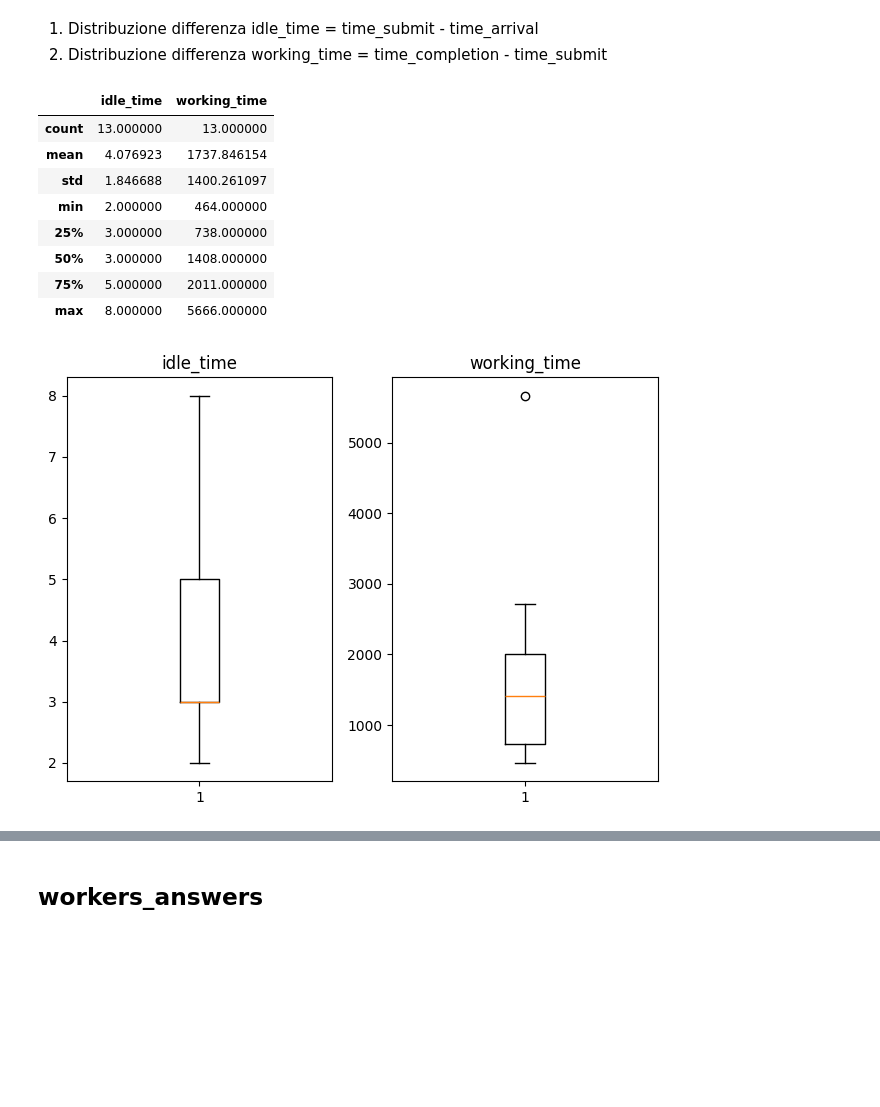
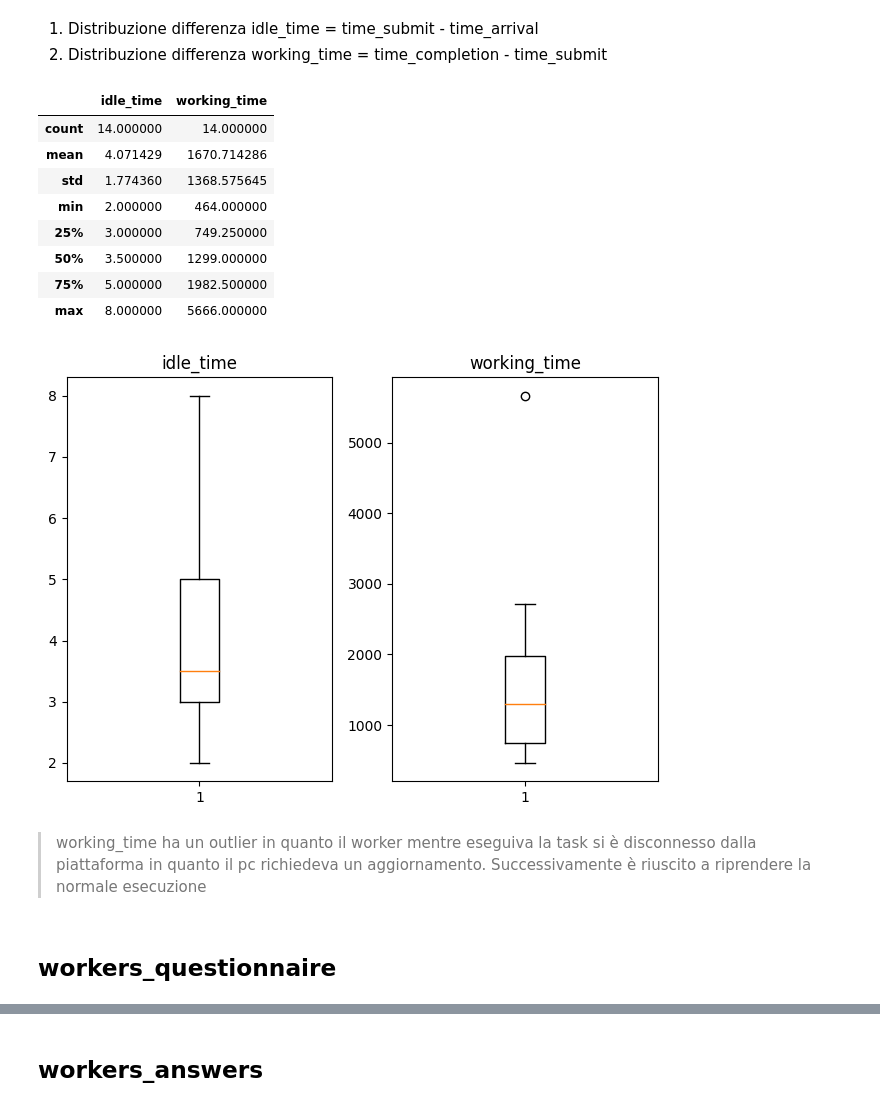
Before and after one commit to DamiFuma02/ProgettoSC_2, a Jupyter notebook: AnalisiRisultati.ipynb, the cells around one changed output, grey strips where cells are left out. Saved outputs shown, nothing was run; the diff lists cells and outputs as text; code cells hidden in the pictures; blank space fills up the shorter version.

```diff
--- a/AnalisiRisultati.ipynb
+++ b/AnalisiRisultati.ipynb
@@ -41,0 +49,3 @@ memory usage: 652.0+ bytes
+# %%
+df = workers_acl.copy()
+df[df['time_completion'].isna()]
@@ -42,36 +58,40 @@ memory usage: 652.0+ bytes
+# %%
+df = df[df['time_completion'].notnull()] #rimuove il worker che non ha completato
 # %% [markdown]
 > Conversione data to timestamp() in numero di secondi da unix epoch
 # %%
-workers_acl['time_arrival'] = [datetime.strptime(val, "%a, %d %b %Y %H:%M:%S %Z").timestamp() for val in workers_acl['time_arrival']]
-workers_acl['time_submit'] = [datetime.strptime(val, "%a, %d %b %Y %H:%M:%S %Z").timestamp() for val in workers_acl['time_submit']]
-workers_acl['time_completion'] = [datetime.strptime(val, "%a, %d %b %Y %H:%M:%S %Z").timestamp() for val in workers_acl['time_completion']]
+df['time_arrival'] = [datetime.strptime(val, "%a, %d %b %Y %H:%M:%S %Z").timestamp() for val in df['time_arrival']]
+df['time_submit'] = [datetime.strptime(val, "%a, %d %b %Y %H:%M:%S %Z").timestamp() for val in df['time_submit']]
+df['time_completion'] = [datetime.strptime(val, "%a, %d %b %Y %H:%M:%S %Z").timestamp() for val in df['time_completion']]
 # %% [markdown]
 1. Distribuzione differenza idle_time = time_submit - time_arrival
 2. Distribuzione differenza working_time = time_completion - time_submit
 # %%
-workers_acl['idle_time'] = workers_acl['time_submit'] - workers_acl['time_arrival']
-workers_acl['working_time'] = workers_acl['time_completion'] - workers_acl['time_submit']
+df['idle_time'] = df['time_submit'] - df['time_arrival']
+df['working_time'] = df['time_completion'] - df['time_submit']
 # %%
-workers_acl[['idle_time','working_time']].describe()
+df[['idle_time','working_time']].describe()
 # %% [output]
 |  | idle_time | working_time |
-| count | 13.000000 | 13.000000 |
-| mean | 4.076923 | 1737.846154 |
-| std | 1.846688 | 1400.261097 |
+| count | 14.000000 | 14.000000 |
+| mean | 4.071429 | 1670.714286 |
+| std | 1.774360 | 1368.575645 |
 | min | 2.000000 | 464.000000 |
-| 25% | 3.000000 | 738.000000 |
-| 50% | 3.000000 | 1408.000000 |
-| 75% | 5.000000 | 2011.000000 |
+| 25% | 3.000000 | 749.250000 |
+| 50% | 3.500000 | 1299.000000 |
+| 75% | 5.000000 | 1982.500000 |
 | max | 8.000000 | 5666.000000 |
 # %%
 fig, axes = plt.subplots(ncols=2)
-# Iterate over each column and create a boxplot
 for i, column in enumerate(['idle_time','working_time']):
-    axes[i].boxplot(workers_acl[column])
+    axes[i].boxplot(df[column])
     axes[i].set_title(column)
 
-# Adjust the layout and display the plot
 plt.tight_layout()
 plt.show()
 # %% [output]
-[figure, old version]
+[figure, new version]
+# %% [markdown]
+> working_time ha un outlier in quanto il worker mentre eseguiva la task si è disconnesso dalla piattaforma in quanto il pc richiedeva un aggiornamento. Successivamente è riuscito a riprendere la normale esecuzione
+# %% [markdown]
+## workers_questionnaire
```
Also changed, not shown: parts of 55 cells of this notebook, 10 other files.
